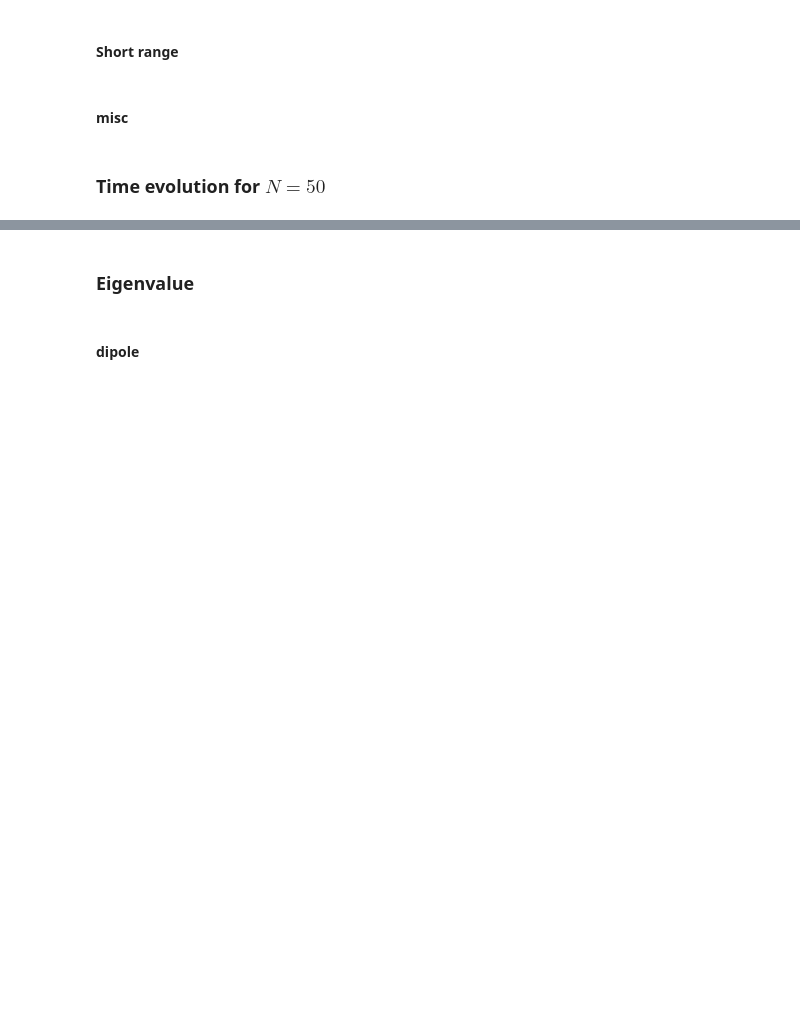
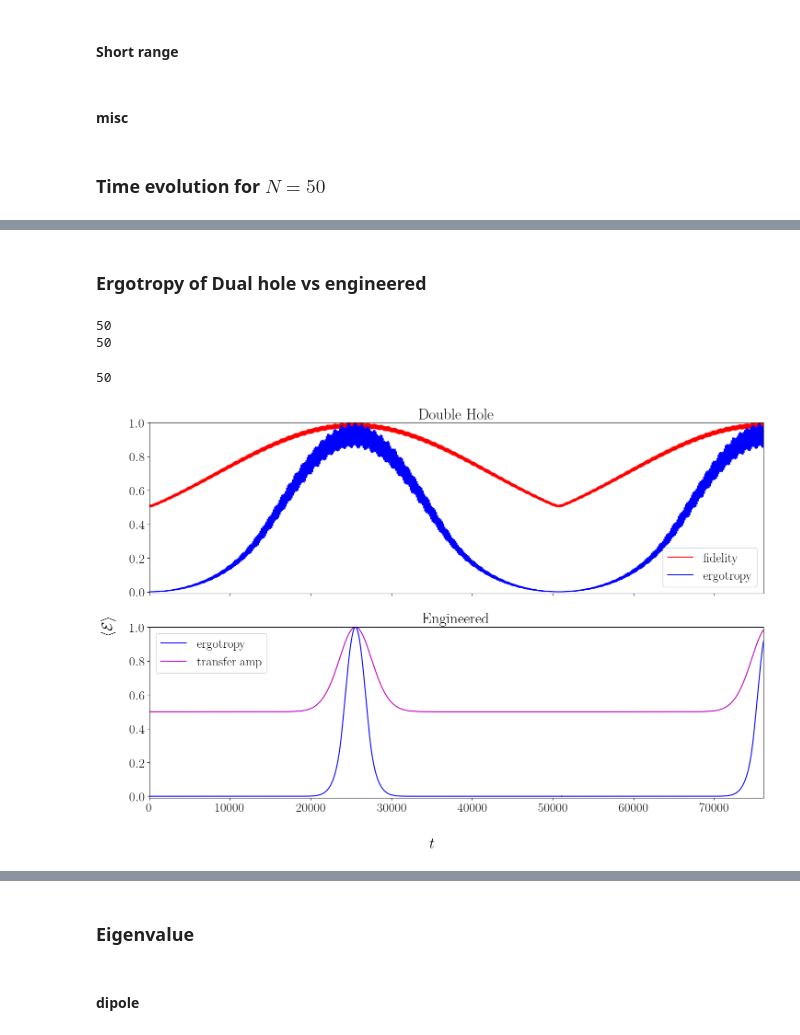
Before and after one commit to JohanesFaustus/QuantumMechanics, a Jupyter notebook: Rss/QM/code/F.ipynb, the cells around one changed output, grey strips where cells are left out. Saved outputs shown, nothing was run; the diff lists cells and outputs as text; code cells hidden in the pictures; blank space fills up the shorter version.

```diff
--- a/Rss/QM/code/F.ipynb
+++ b/Rss/QM/code/F.ipynb
@@ -1483,0 +1578,56 @@ done()
+# %% [markdown]
+### Ergotropy of Dual hole vs engineered
+# %%
+C = 1
+a = 1
+nu = 10
+B = 1/2
+# alp= np.logspace(0, -3, 4)
+alp =1e-2
+N = 50
+lam = 0.0001229769715723502
+
+H = HxDHLong(N,C,a,nu,B,alp)
+eigvals,_ = np.linalg.eigh(H)
+idx = np.argsort((eigvals))
+eigvals = eigvals[idx]
+t_approx = np.pi/np.abs(eigvals[1]-eigvals[2])
+
+t_vals = np.linspace(0,3*t_approx, int(5 * 1e3))
+
+lr_dh_t = tcomp(HxDHLong, C, a,nu, B, t_vals,alp)
+erg_dh_t = ergcomp(HxDHLong, C, a,nu, B, t_vals,alp)
+amp_dh_t = ampcomp(HxDHLong, C, a,nu, B, t_vals,alp)
+
+erg_eng_t = ergcompalt(N,0.0001229769715723502)
+
+fig, ax = plt.subplots(2, 1,sharex=True,figsize=(15, 10))
+
+fig.supxlabel(r"$t$")
+fig.supylabel(r"$\langle\mathcal{E}\rangle$")
+
+ax[0].plot(t_vals,lr_dh_t, label="fidelity",color='r',)
+ax[0].plot(t_vals,erg_dh_t, label="ergotropy",color='b',)
+# ax[0].plot(t_vals,amp_dh_t, label="transfer amp",color='m',)
+
+# ax[1].plot(t_vals,(-1j *np.sin(lam*t_vals/2))**(N-1), label="fidelity",color='r',)
+ax[1].plot(t_vals,erg_eng_t, label="ergotropy",color='b',)
+ax[1].plot(t_vals,np.abs((-1j *np.sin(lam*t_vals/2))**(N-1))**2/6+np.abs((-1j *np.sin(lam*t_vals/2))**(N-1))/3+1/2, label="transfer amp",color='m',)
+
+ax[0].set_title(f"Double Hole")
+ax[1].set_title(f"Engineered")
+ax[0].legend()
+ax[1].legend()
+
+ax[0].set_ylim(0-1e-2,1)
+ax[1].set_ylim(0-1e-2,1)
+plt.xlim(0,np.max(t_vals))
+
+plt.tight_layout()
+plt.savefig("Ergo_Dh_En.png")
+done()
+# %% [output]
+50
+50
+50
+[figure, added]
```
Also changed, not shown: parts of 12 cells of this notebook, 5 other files.
